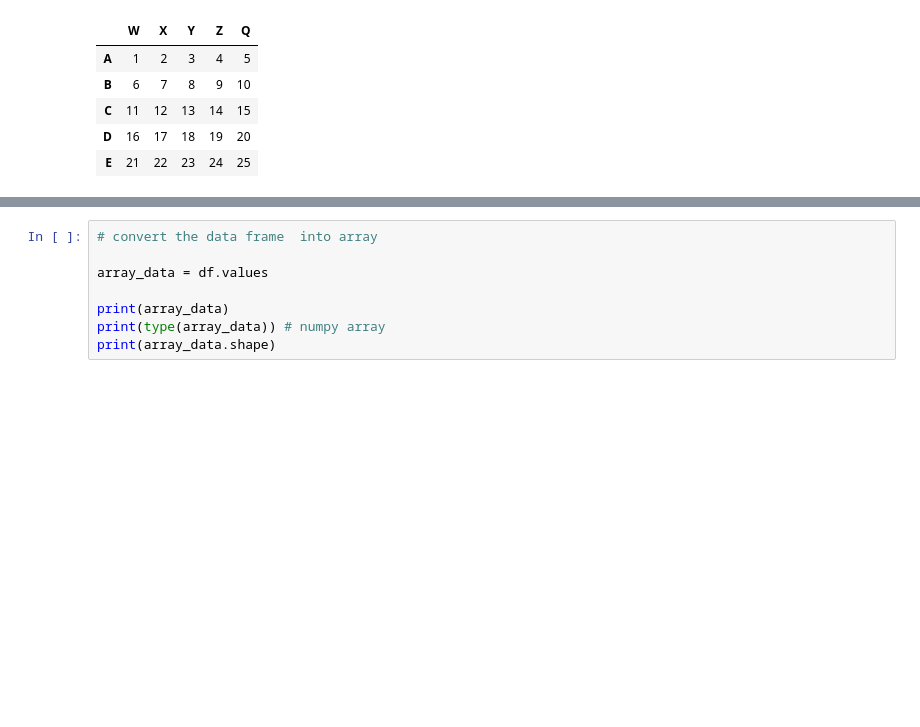
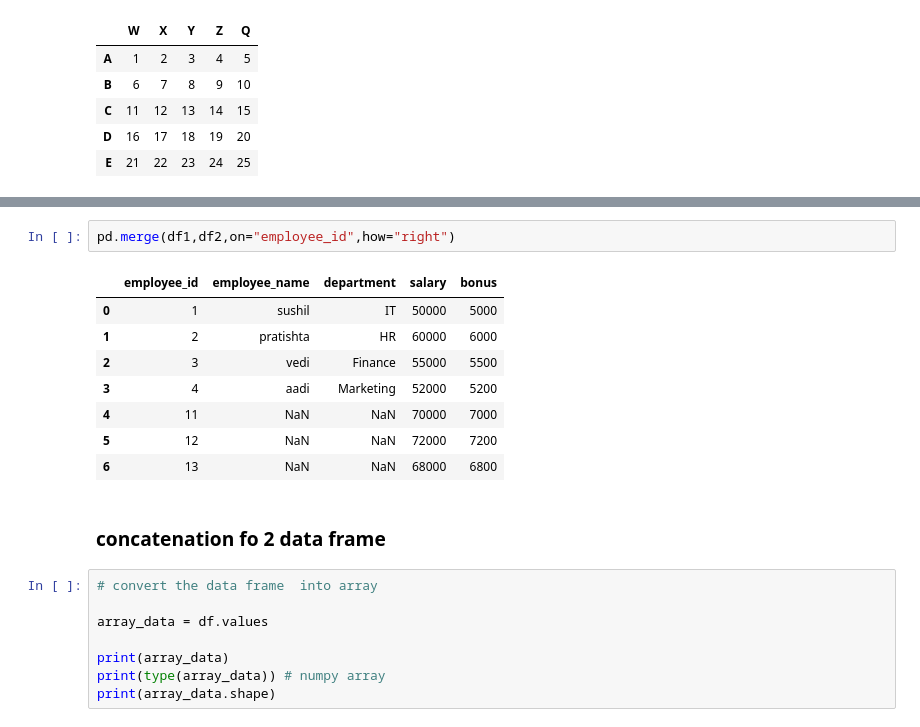
Before and after one commit to codERSunny812/python-learning, a Jupyter notebook: pyLibraries/pandas_basic.ipynb, the cells around one changed output, grey strips where cells are left out. Saved outputs shown, nothing was run; the diff lists cells and outputs as text; blank space fills up the shorter version.

```diff
--- a/pyLibraries/pandas_basic.ipynb
+++ b/pyLibraries/pandas_basic.ipynb
@@ -96,3 +459,16 @@ C  11  12
+# %%
+pd.merge(df1,df2,on="employee_id",how="right")
+# %% [output]
+|  | employee_id | employee_name | department | salary | bonus |
+| 0 | 1 | sushil | IT | 50000 | 5000 |
+| 1 | 2 | pratishta | HR | 60000 | 6000 |
+| 2 | 3 | vedi | Finance | 55000 | 5500 |
+| 3 | 4 | aadi | Marketing | 52000 | 5200 |
+| 4 | 11 | NaN | NaN | 70000 | 7000 |
+| 5 | 12 | NaN | NaN | 72000 | 7200 |
+| 6 | 13 | NaN | NaN | 68000 | 6800 |
+# %% [markdown]
+### concatenation fo 2 data frame
 # %%
 # convert the data frame  into array
 
```
Also changed, not shown: parts of 53 cells of this notebook, 2 other files.
